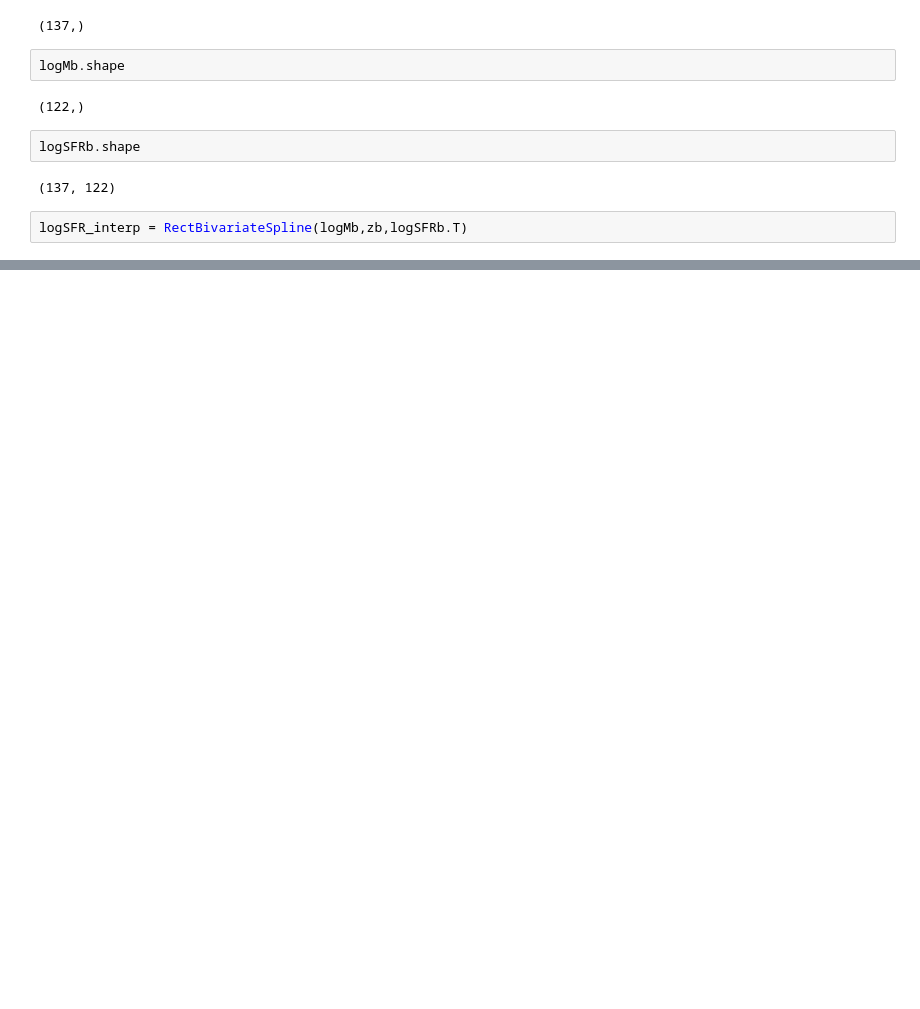
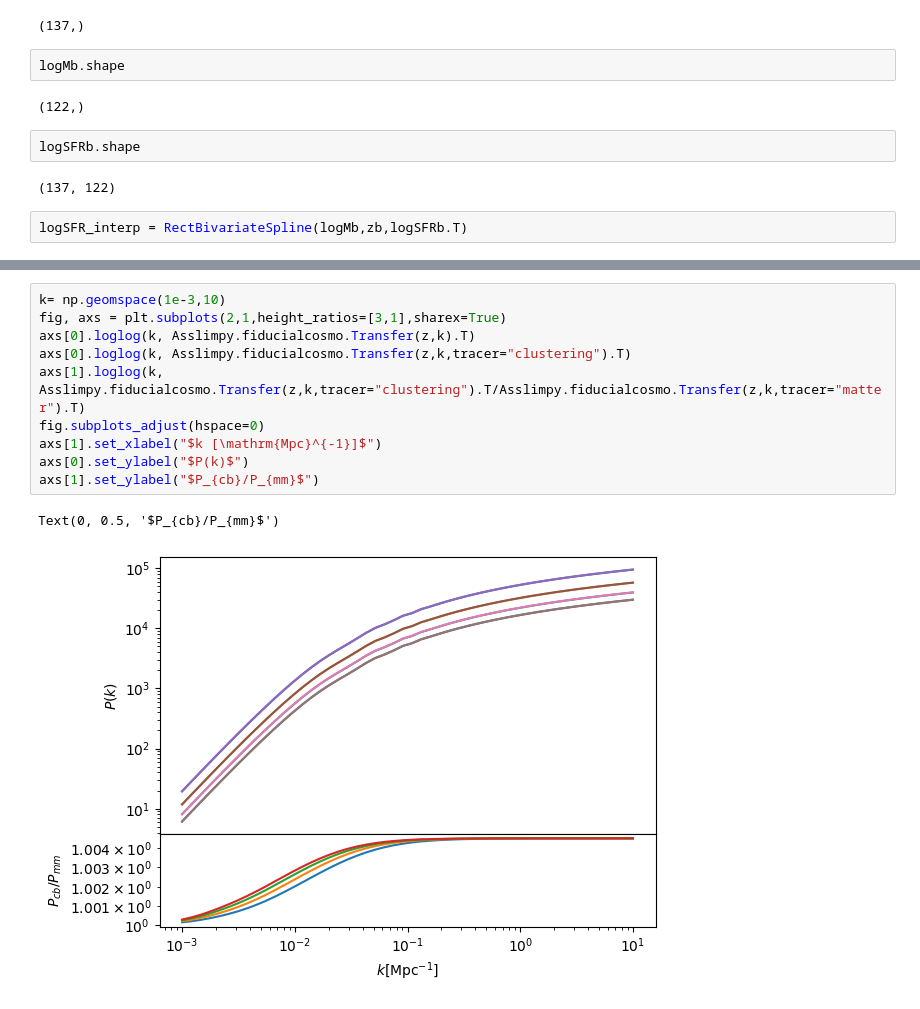
Before and after one commit to Sefa76/SSLimPy, a Jupyter notebook: SSLimPy.ipynb, the cells around one changed output, grey strips where cells are left out. Cells and saved outputs as stored; diff of their text form; blank space fills up the shorter version.

Commit message:
Added transfer. Started adding PowerSpectra

```diff
--- a/SSLimPy.ipynb
+++ b/SSLimPy.ipynb
@@ -87,0 +97,13 @@ logSFR_interp = RectBivariateSpline(logMb,zb,logSFRb.T)
+# %%
+k= np.geomspace(1e-3,10)
+fig, axs = plt.subplots(2,1,height_ratios=[3,1],sharex=True)
+axs[0].loglog(k, Asslimpy.fiducialcosmo.Transfer(z,k).T)
+axs[0].loglog(k, Asslimpy.fiducialcosmo.Transfer(z,k,tracer="clustering").T)
+axs[1].loglog(k, Asslimpy.fiducialcosmo.Transfer(z,k,tracer="clustering").T/Asslimpy.fiducialcosmo.Transfer(z,k,tracer="matter").T)
+fig.subplots_adjust(hspace=0)
+axs[1].set_xlabel("$k [\mathrm{Mpc}^{-1}]$")
+axs[0].set_ylabel("$P(k)$")
+axs[1].set_ylabel("$P_{cb}/P_{mm}$")
+# %% [output]
+Text(0, 0.5, '$P_{cb}/P_{mm}$')
+[figure, added]
```
Also changed, not shown: parts of 6 cells of this notebook, 5 other files.
